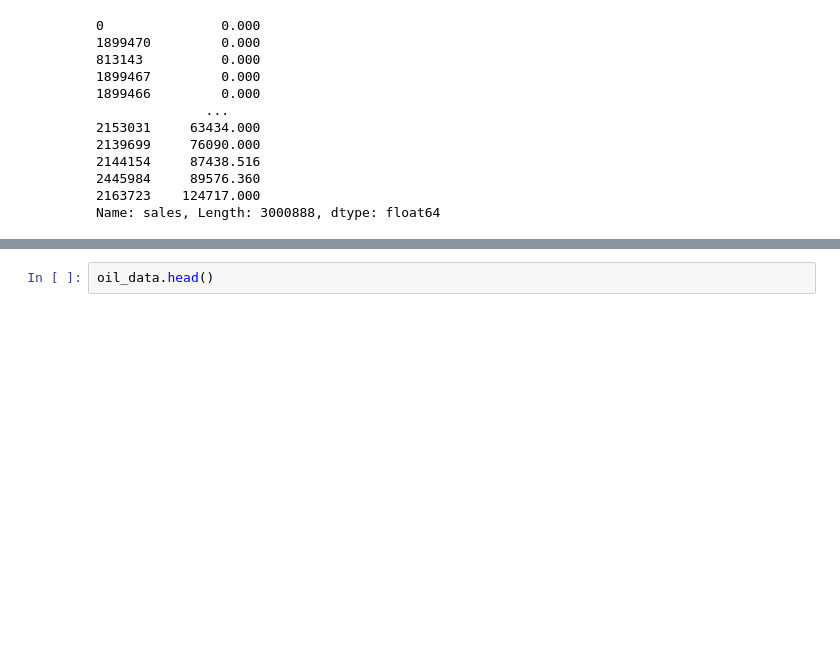
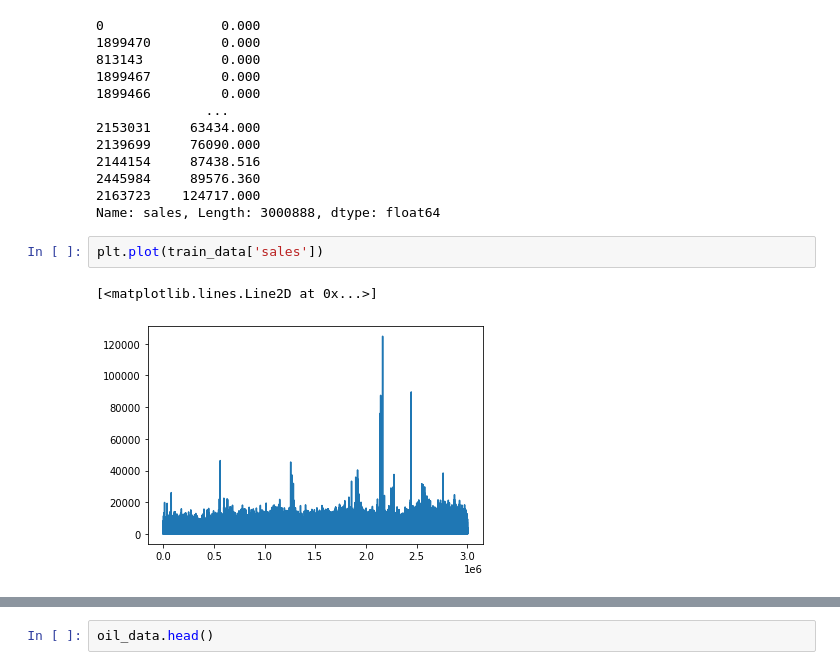
Before and after one commit to didine13/forecasting_for_sales, a Jupyter notebook: notebooks/nhouyvanisvong_dataexplo.ipynb, the cells around one changed output, grey strips where cells are left out. Cells and saved outputs as stored; diff of their text form; blank space fills up the shorter version.

Commit message:
Check unique values in categorial columns and plot train_data with some features

```diff
--- a/notebooks/nhouyvanisvong_dataexplo.ipynb
+++ b/notebooks/nhouyvanisvong_dataexplo.ipynb
@@ -37,3 +48,8 @@ train_data['sales'].sort_values()
 2445984     89576.360
 2163723    124717.000
 Name: sales, Length: 3000888, dtype: float64
+# %%
+plt.plot(train_data['sales'])
+# %% [output]
+[<matplotlib.lines.Line2D at 0x...>]
+[figure, added]
```
Also changed, not shown: parts of 29 cells of this notebook.
